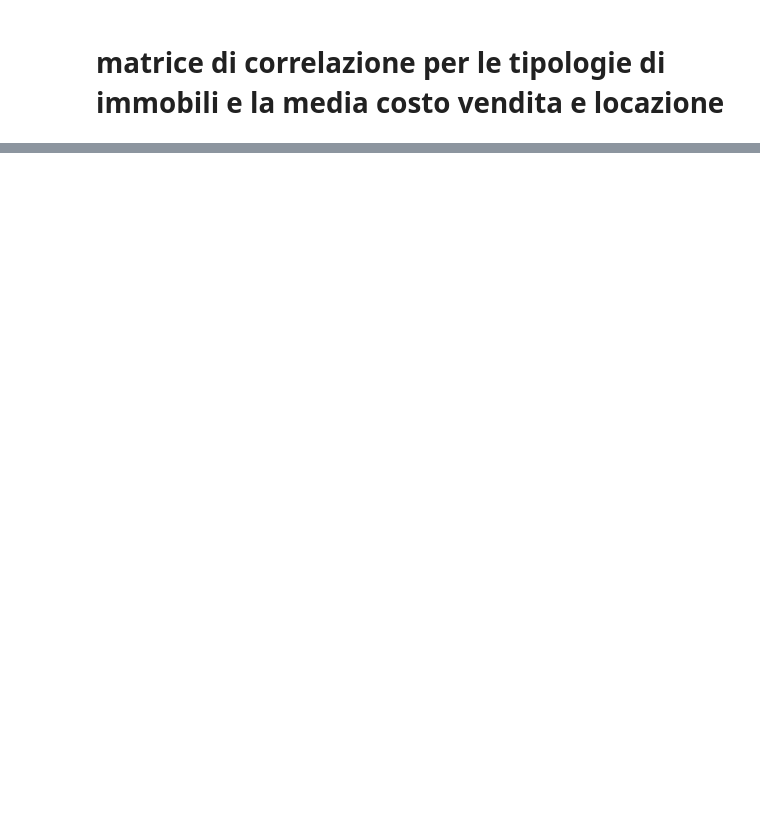
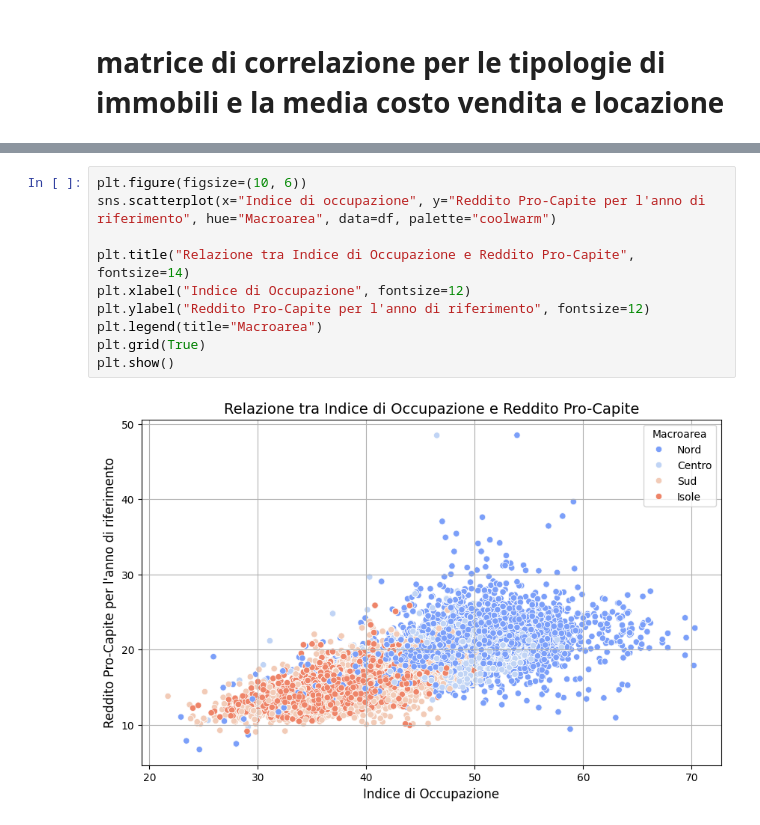
Before and after one commit to leonardoguida/real_estate_predictive_model, a Jupyter notebook: prova.ipynb, the cells around one changed output, grey strips where cells are left out. Saved outputs shown, nothing was run; the diff lists cells and outputs as text; blank space fills up the shorter version.

```diff
--- a/prova.ipynb
+++ b/prova.ipynb
@@ -97,0 +180,12 @@ plt.show()
+# %%
+plt.figure(figsize=(10, 6))
+sns.scatterplot(x="Indice di occupazione", y="Reddito Pro-Capite per l'anno di riferimento", hue="Macroarea", data=df, palette="coolwarm")
+
+plt.title("Relazione tra Indice di Occupazione e Reddito Pro-Capite", fontsize=14)
+plt.xlabel("Indice di Occupazione", fontsize=12)
+plt.ylabel("Reddito Pro-Capite per l'anno di riferimento", fontsize=12)
+plt.legend(title="Macroarea")
+plt.grid(True)
+plt.show()
+# %% [output]
+[figure, added]
```
Also changed, not shown: parts of 12 cells of this notebook, 1 other file.
